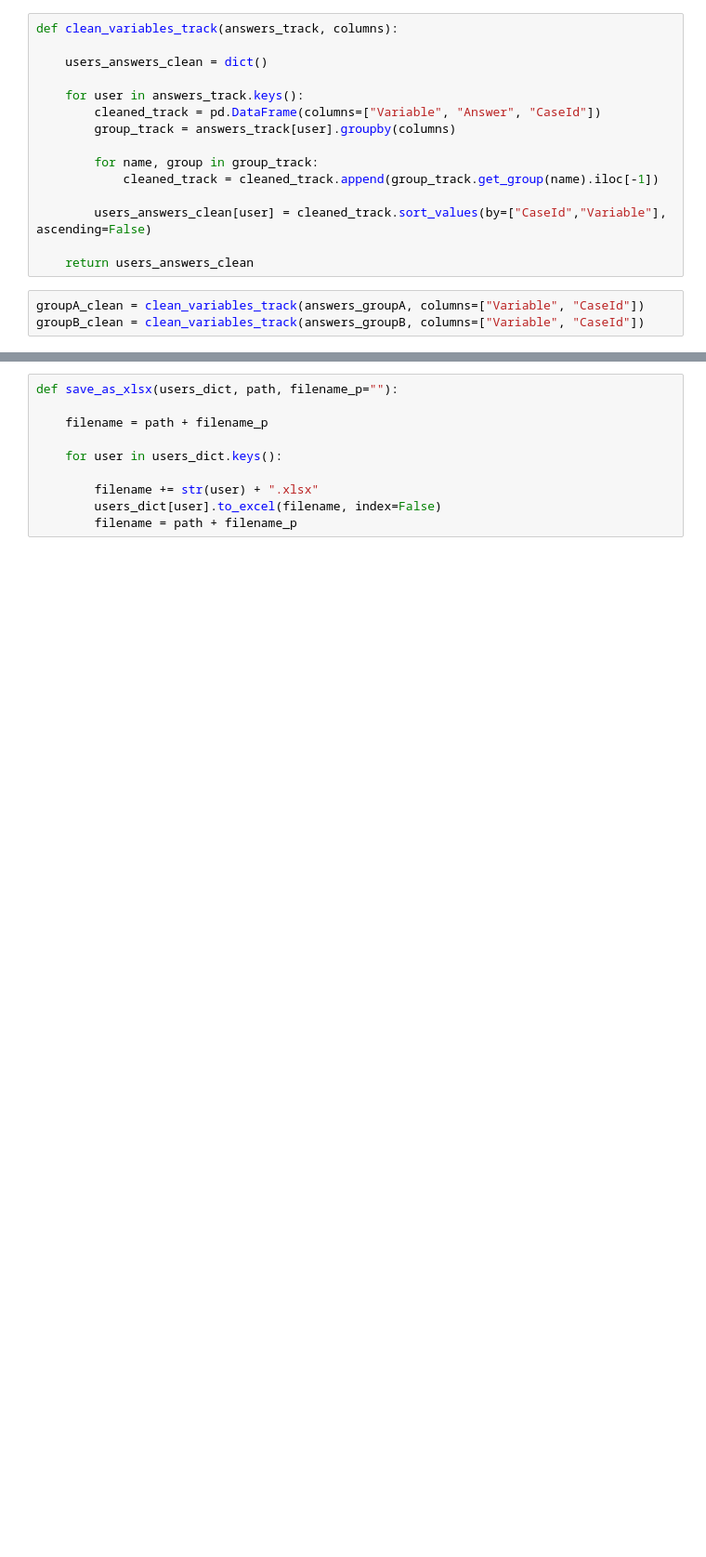
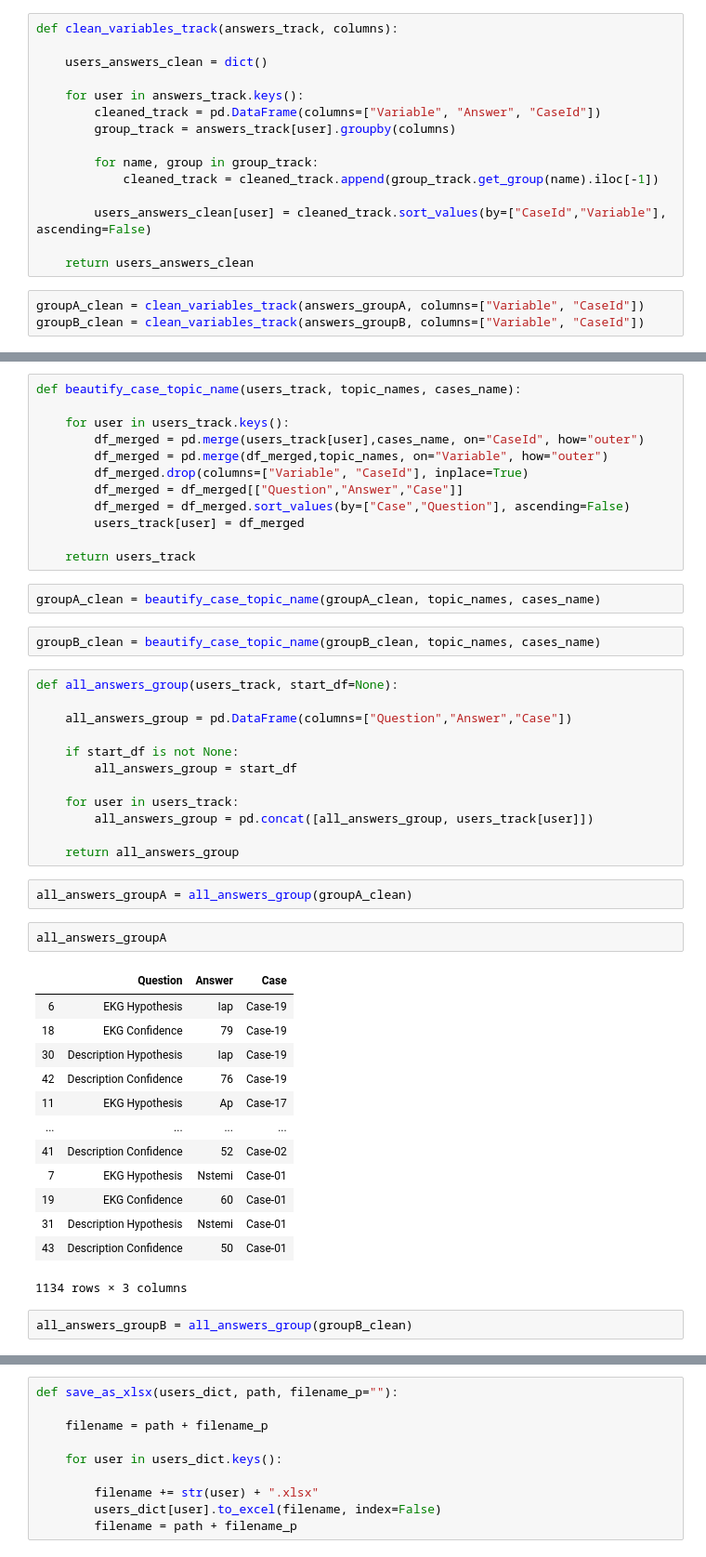
Before and after one commit to harena-lab/harena-analytics, a Jupyter notebook: resources/nl-experiment1/t-student_analysis.ipynb, the cells around one changed output, grey strips where cells are left out. Shown: that part at 93% size. Drawn from its saved outputs; the diff is of its cells as text; blank space fills up the shorter version.

Commit message:
Clean Tables and early statistics

```diff
--- a/resources/nl-experiment1/t-student_analysis.ipynb
+++ b/resources/nl-experiment1/t-student_analysis.ipynb
@@ -187,0 +175,48 @@ groupB_clean[86]
+# %%
+def beautify_case_topic_name(users_track, topic_names, cases_name):
+
+    for user in users_track.keys():
+        df_merged = pd.merge(users_track[user],cases_name, on="CaseId", how="outer")
+        df_merged = pd.merge(df_merged,topic_names, on="Variable", how="outer")
+        df_merged.drop(columns=["Variable", "CaseId"], inplace=True)
+        df_merged = df_merged[["Question","Answer","Case"]]
+        df_merged = df_merged.sort_values(by=["Case","Question"], ascending=False)
+        users_track[user] = df_merged
+
+    return users_track
+# %%
+groupA_clean = beautify_case_topic_name(groupA_clean, topic_names, cases_name)
+# %%
+groupB_clean = beautify_case_topic_name(groupB_clean, topic_names, cases_name)
+# %%
+def all_answers_group(users_track, start_df=None):
+
+    all_answers_group = pd.DataFrame(columns=["Question","Answer","Case"])
+
+    if start_df is not None:
+        all_answers_group = start_df
+
+    for user in users_track:
+        all_answers_group = pd.concat([all_answers_group, users_track[user]])
+
+    return all_answers_group
+# %%
+all_answers_groupA = all_answers_group(groupA_clean)
+# %%
+all_answers_groupA
+# %% [output]
+|  | Question | Answer | Case |
+| 6 | EKG Hypothesis | Iap | Case-19 |
+| 18 | EKG Confidence | 79 | Case-19 |
+| 30 | Description Hypothesis | Iap | Case-19 |
+| 42 | Description Confidence | 76 | Case-19 |
+| 11 | EKG Hypothesis | Ap | Case-17 |
+| ... | ... | ... | ... |
+| 41 | Description Confidence | 52 | Case-02 |
+| 7 | EKG Hypothesis | Nstemi | Case-01 |
+| 19 | EKG Confidence | 60 | Case-01 |
+| 31 | Description Hypothesis | Nstemi | Case-01 |
+| 43 | Description Confidence | 50 | Case-01 |
+1134 rows × 3 columns
+# %%
+all_answers_groupB = all_answers_group(groupB_clean)
```
Also changed, not shown: parts of 32 cells of this notebook.
